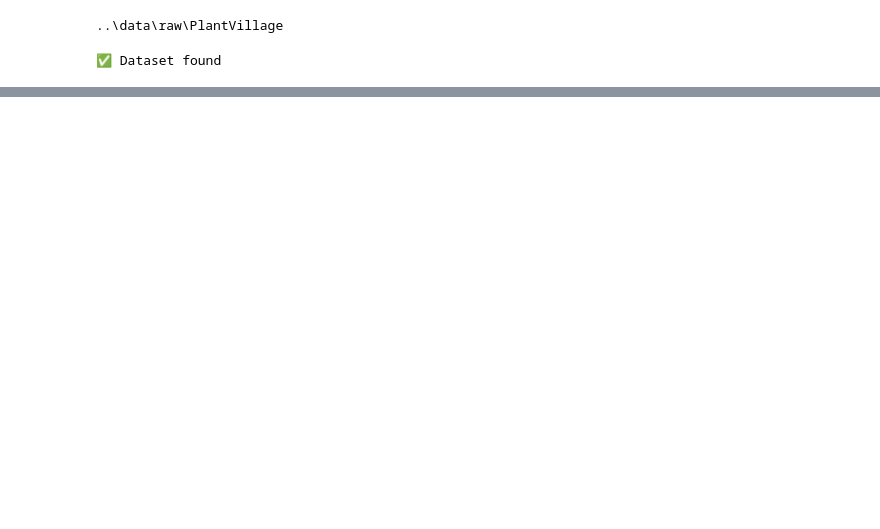
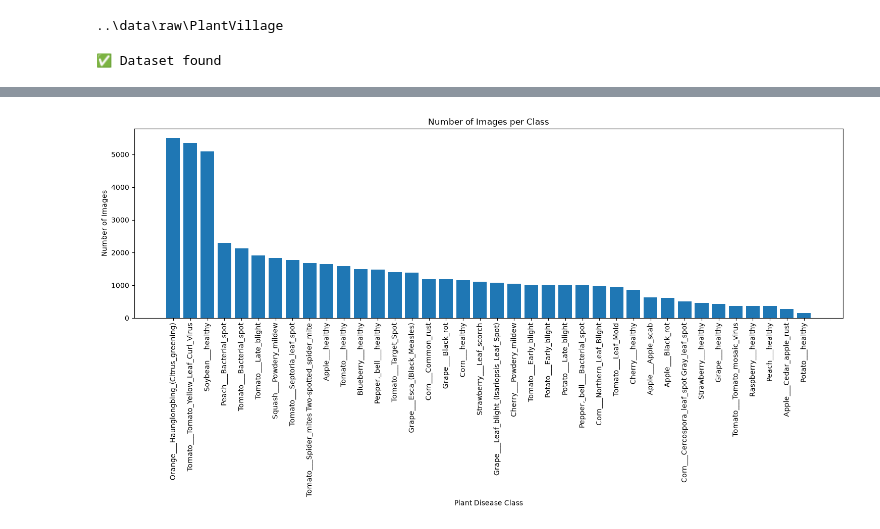
Before and after one commit to Anshika-Gangwar/PlantCare-AI, a Jupyter notebook: notebooks/01_dataset_analysis.ipynb, the cells around one changed output, grey strips where cells are left out. Cells and saved outputs as stored; diff of their text form; code cells hidden in the pictures; blank space fills up the shorter version.

```diff
--- a/notebooks/01_dataset_analysis.ipynb
+++ b/notebooks/01_dataset_analysis.ipynb
@@ -115,0 +190,2 @@ Crop Species  : 15
+# %%
+image_sizes = {}
@@ -115,0 +223,10 @@ Crop Species  : 15
+# %%
+#Class Distribution Analysis
+
+class_counts = {}
+
+for cls in classes:
+    folder = DATASET_PATH / cls
+    class_counts[cls] = len(list(folder.glob("*")))
+
+class_counts
@@ -115,0 +251,7 @@ Crop Species  : 15
+# %%
+df_classes = pd.DataFrame(
+    class_counts.items(),
+    columns=["Class", "Image Count"]
+)
+
+df_classes
@@ -115,0 +276,7 @@ Crop Species  : 15
+# %%
+df_classes = df_classes.sort_values(
+    by="Image Count",
+    ascending=False
+)
+
+df_classes
@@ -115,0 +301,21 @@ Crop Species  : 15
+# %%
+plt.figure(figsize=(15,8))
+
+plt.bar(
+    df_classes["Class"],
+    df_classes["Image Count"]
+)
+
+plt.xticks(rotation=90)
+
+plt.title("Number of Images per Class")
+
+plt.xlabel("Plant Disease Class")
+
+plt.ylabel("Number of Images")
+
+plt.tight_layout()
+
+plt.show()
+# %% [output]
+[figure, added]
```
Also changed, not shown: parts of 35 cells of this notebook.
